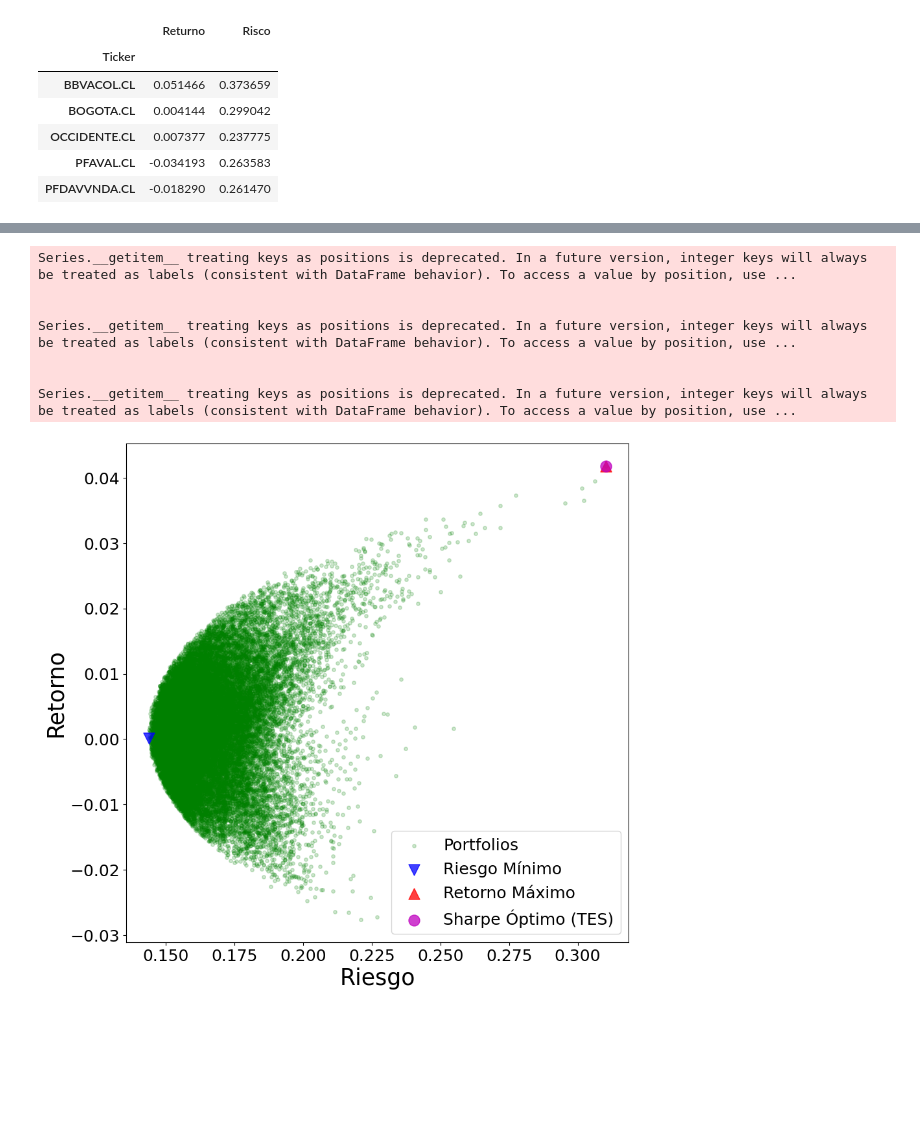
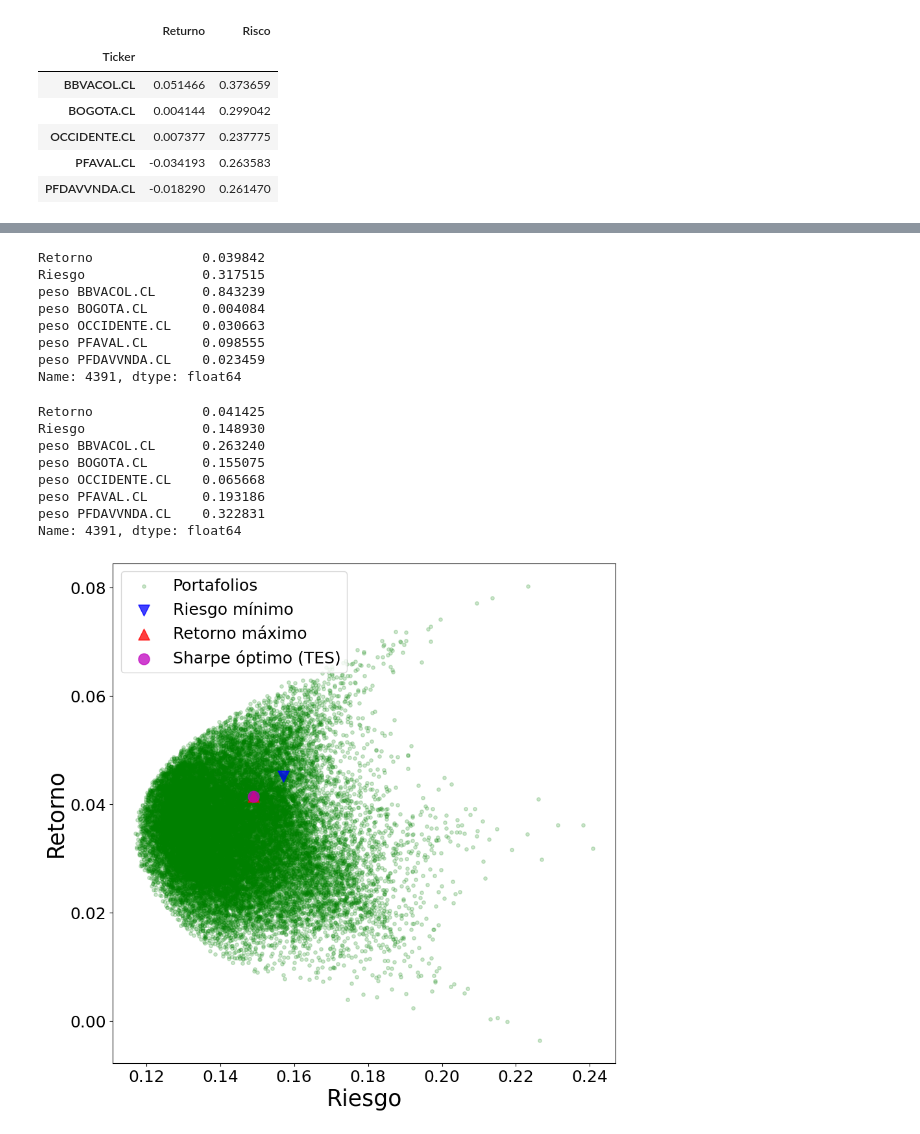
Before and after one commit to jhongarciab/QuantumFinance, a Jupyter notebook: Optimizacion_portafolio.ipynb, the cells around one changed output, grey strips where cells are left out. Drawn from its saved outputs; the diff is of its cells as text; code cells hidden in the pictures; blank space fills up the shorter version.

```diff
--- a/Optimizacion_portafolio.ipynb
+++ b/Optimizacion_portafolio.ipynb
@@ -354,0 +422,5 @@ plt.show()
+# %%
+cov_diaria_clean = retorno_clean.cov()
+cov_diaria_clean
+cov_anual_clean = cov_diaria_clean * 252
+cov_anual_clean
@@ -354,0 +495,4 @@ plt.show()
+# %%
+min_vol_clean= portfolios_clean.iloc[portfolios['Riesgo'].idxmin()]
+# idxmin() retorna el valor mínimo de la columna especificada
+min_vol_port
@@ -355,33 +508,59 @@ plt.show()
+# %%
+max_ret_clean = portfolios_clean.iloc[portfolios['Retorno'].idxmax()]
+# idxmax() retorna el valor máximo de la columna especificada
+max_ret_port
+# %% [output]
+Retorno              0.039842
+Riesgo               0.317515
+peso BBVACOL.CL      0.843239
+peso BOGOTA.CL       0.004084
+peso OCCIDENTE.CL    0.030663
+peso PFAVAL.CL       0.098555
+peso PFDAVVNDA.CL    0.023459
+Name: 4391, dtype: float64
+# %%
+# Portfolio óptimo (mejor Sharpe Ratio)
+# Tasa libre de riesgo (risk factor). TES media de los últimos años ~ 5%
+rf0 = 0.05
+opt_ris_clean = portfolios_clean.iloc[((portfolios['Retorno']-rf0)/portfolios['Riesgo']).idxmax()]
+opt_ris_clean
+# %% [output]
+Retorno              0.041425
+Riesgo               0.148930
+peso BBVACOL.CL      0.263240
+peso BOGOTA.CL       0.155075
+peso OCCIDENTE.CL    0.065668
+peso PFAVAL.CL       0.193186
+peso PFDAVVNDA.CL    0.322831
+Name: 4391, dtype: float64
 # %%
+# === Gráfica de la frontera eficiente limpia ===
+
 plt.subplots(figsize=[10,10])
 
-xx = portfolios['Riesgo']
-yy = portfolios['Retorno']
+# Nube de portafolios
+plt.scatter(portfolios_clean['Riesgo'], portfolios_clean['Retorno'],
+            c='g', marker='o', s=15, alpha=0.2, label='Portafolios')
 
-# Nube de portafolios
-plt.scatter(xx, yy, c='g', marker='o', s=15, alpha=0.2, label='Portfolios')
-
-# Portafolio de mínima volatilidad
-plt.scatter(min_vol_port[1], min_vol_port[0], c='b', marker='v', s=150, alpha=0.75, label='Riesgo Mínimo')
+# Portafolio de riesgo mínimo
+plt.scatter(min_vol_clean['Riesgo'], min_vol_clean['Retorno'],
+            c='b', marker='v', s=150, alpha=0.75, label='Riesgo mínimo')
 
 # Portafolio de máximo retorno
-plt.scatter(max_ret_port[1], max_ret_port[0], c='r', marker='^', s=150, alpha=0.75, label='Retorno Máximo')
+plt.scatter(max_ret_clean['Riesgo'], max_ret_clean['Retorno'],
+            c='r', marker='^', s=150, alpha=0.75, label='Retorno máximo')
 
-# Portafolio óptimo colombiano según Sharpe con TES
-plt.scatter(opt_ris_por0[1], opt_ris_por0[0], c='m', marker='o', s=150, alpha=0.75, label='Sharpe Óptimo (TES)')
+# Portafolio Sharpe óptimo (TES Colombia)
+plt.scatter(opt_ris_clean['Riesgo'], opt_ris_clean['Retorno'],
+            c='m', marker='o', s=150, alpha=0.75, label='Sharpe óptimo (TES)')
 
+# Etiquetas y estilo
 plt.xlabel('Riesgo', fontsize=25)
 plt.ylabel('Retorno', fontsize=25)
 plt.xticks(fontsize=18)
 plt.yticks(fontsize=18)
 plt.legend(loc='best', fontsize=18)
+
 plt.show()
 # %% [output]
-Series.__getitem__ treating keys as positions is deprecated. In a future version, integer keys will always be treated as labels (consistent with DataFrame behavior). To access a value by position, use ...
-
-
-Series.__getitem__ treating keys as positions is deprecated. In a future version, integer keys will always be treated as labels (consistent with DataFrame behavior). To access a value by position, use ...
-
-
-Series.__getitem__ treating keys as positions is deprecated. In a future version, integer keys will always be treated as labels (consistent with DataFrame behavior). To access a value by position, use ...
-[figure, old version]
+[figure, new version]
```
Also changed, not shown: parts of 33 cells of this notebook.
